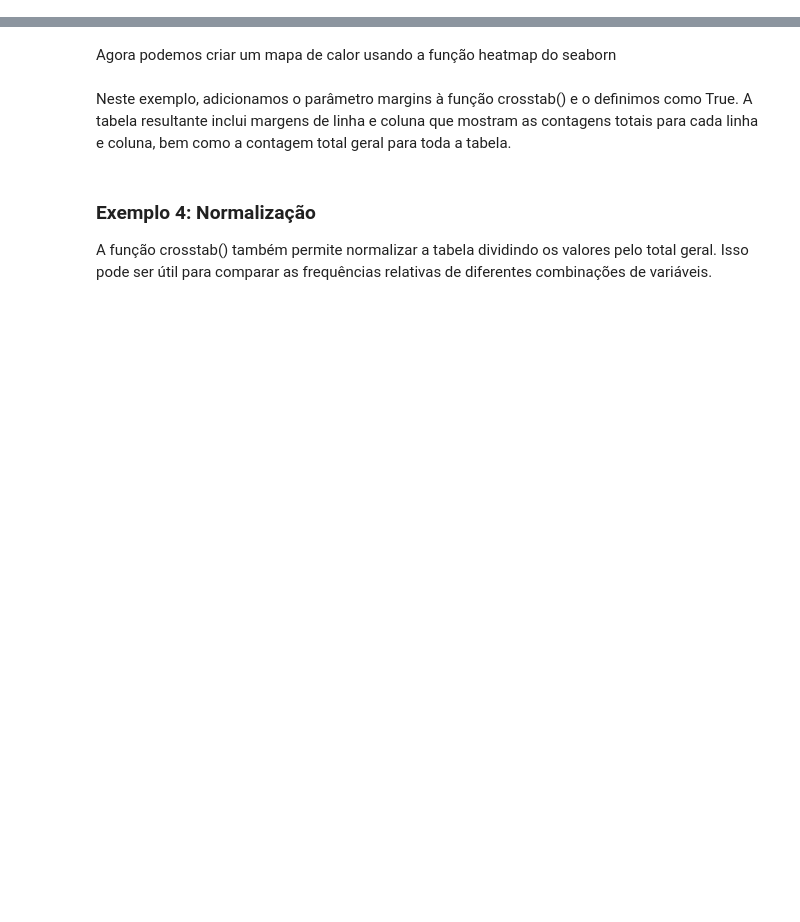
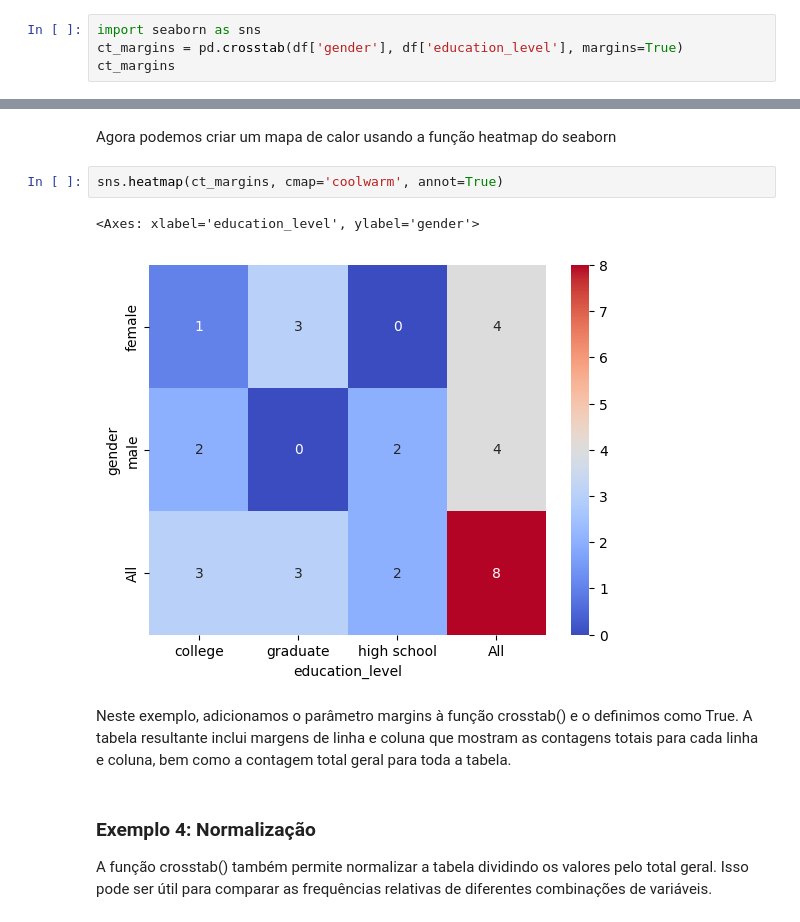
Before and after one commit to UlissesJunior/XMAC02-MetodosMatematicosAnaliseDados, a Jupyter notebook: Notebooks/Aula11 - Cross Tabulation/Aula11.ipynb, the cells around one changed output, grey strips where cells are left out. Drawn from its saved outputs; the diff is of its cells as text; blank space fills up the shorter version.

```diff
--- a/Notebooks/Aula11 - Cross Tabulation/Aula11.ipynb
+++ b/Notebooks/Aula11 - Cross Tabulation/Aula11.ipynb
@@ -63,0 +84,4 @@
+# %%
+import seaborn as sns
+ct_margins = pd.crosstab(df['gender'], df['education_level'], margins=True)
+ct_margins
@@ -64,5 +94,10 @@
 # %% [markdown]
 Agora podemos criar um mapa de calor usando a função heatmap do seaborn
+# %%
+sns.heatmap(ct_margins, cmap='coolwarm', annot=True)
+# %% [output]
+<Axes: xlabel='education_level', ylabel='gender'>
+[figure, added]
 # %% [markdown]
 Neste exemplo, adicionamos o parâmetro margins à função crosstab() e o definimos como True. A tabela resultante inclui margens de linha e coluna que mostram as contagens totais para cada linha e coluna, bem como a contagem total geral para toda a tabela.
 # %% [markdown]
```
Also changed, not shown: parts of 11 cells of this notebook.
